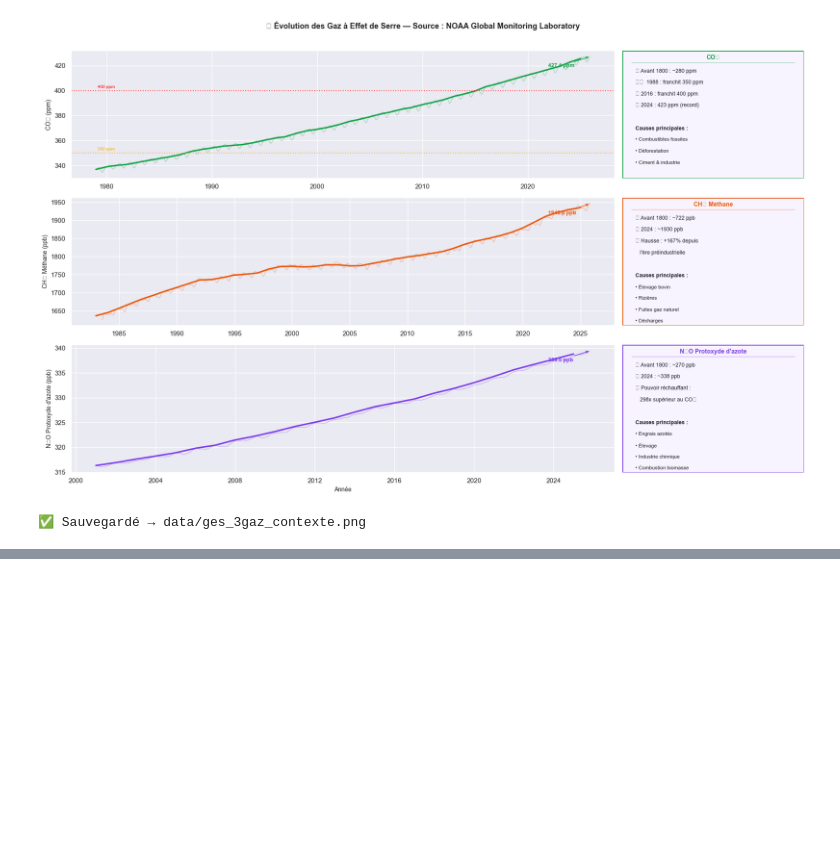
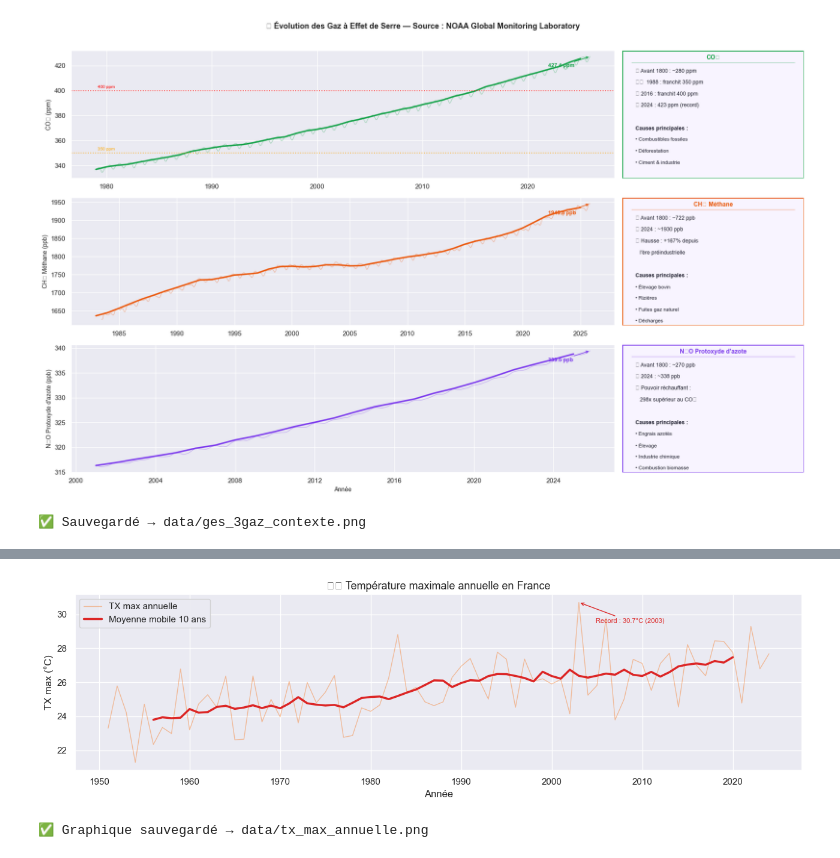
Before and after one commit to TeddyPrivat/hackathon_data_sdv, a Jupyter notebook: analyse.ipynb, the cells around one changed output, grey strips where cells are left out. Cells and saved outputs as stored; diff of their text form; code cells hidden in the pictures; blank space fills up the shorter version.

```diff
--- a/analyse.ipynb
+++ b/analyse.ipynb
@@ -443,0 +517,74 @@ print("✅ Sauvegardé → data/ges_3gaz_contexte.png")
+# %%
+# src/tx_max.py
+import pandas as pd
+import os
+from glob import glob
+import matplotlib.pyplot as plt
+import seaborn as sns
+
+# ── Chargement ──
+folder_path = "data/SH_TX_metropole"
+csv_files = glob(os.path.join(folder_path, "*.csv"))
+print(f"📂 {len(csv_files)} fichiers trouvés")
+
+all_data = []
+for file in csv_files:
+    df = pd.read_csv(file, sep=";", comment="#")
+    df.columns = df.columns.str.strip()
+    all_data.append(df[["YYYYMM", "VALEUR"]])
+
+df_all = pd.concat(all_data, ignore_index=True)
+
+# ── Nettoyage ──
+df_all["VALEUR"] = pd.to_numeric(df_all["VALEUR"], errors="coerce")
+df_all.loc[df_all["VALEUR"] < -999, "VALEUR"] = None
+df_all = df_all.dropna(subset=["VALEUR"])
+
+# ── Moyenne mensuelle toutes stations ──
+df_mois = df_all.groupby("YYYYMM", as_index=False)["VALEUR"].mean()
+df_mois["YYYY"] = df_mois["YYYYMM"].astype(str).str[:4].astype(int)
+df_mois = df_mois[(df_mois["YYYY"] >= 1900) & (df_mois["YYYY"] <= 2025)]
+
+# ── TX max annuelle ──
+df_annee = df_mois.groupby("YYYY", as_index=False)["VALEUR"].max()
+df_annee = df_annee.rename(columns={"VALEUR": "TX_MAX_ANNUELLE"})
+df_annee["MOY_10"] = df_annee["TX_MAX_ANNUELLE"].rolling(10, center=True).mean()
+
+# ── Export CSV ──
+df_mois.to_csv("data/tx_moyenne_par_mois.csv",  index=False, sep=";")
+df_annee.to_csv("data/tx_max_par_annee.csv", index=False, sep=";")
+print("✅ CSV générés dans data/")
+
+# ── Résumé ──
+idx_max = df_annee["TX_MAX_ANNUELLE"].idxmax()
+print(f"\n📊 Résumé :")
+print(f"   Période       : {df_annee['YYYY'].min()} → {df_annee['YYYY'].max()}")
+print(f"   Record absolu : {df_annee.loc[idx_max, 'TX_MAX_ANNUELLE']:.1f}°C en {df_annee.loc[idx_max, 'YYYY']}")
+print(f"   5 dernières années :\n{df_annee.tail(5)[['YYYY','TX_MAX_ANNUELLE']].to_string(index=False)}")
+
+# ── Visualisation ──
+sns.set_theme(style="darkgrid")
+fig, ax = plt.subplots(figsize=(13, 4))
+
+ax.plot(df_annee["YYYY"], df_annee["TX_MAX_ANNUELLE"],
+        color="#f97316", linewidth=1, alpha=0.4, label="TX max annuelle")
+ax.plot(df_annee["YYYY"], df_annee["MOY_10"],
+        color="#dc2626", linewidth=2.5, label="Moyenne mobile 10 ans")
+
+ax.annotate(
+    f"Record : {df_annee.loc[idx_max, 'TX_MAX_ANNUELLE']:.1f}°C ({df_annee.loc[idx_max, 'YYYY']})",
+    xy=(df_annee.loc[idx_max, "YYYY"], df_annee.loc[idx_max, "TX_MAX_ANNUELLE"]),
+    xytext=(20, -25), textcoords="offset points",
+    fontsize=8, color="#dc2626",
+    arrowprops=dict(arrowstyle="->", color="#dc2626")
+)
+
+ax.set_title("🌡️ Température maximale annuelle en France", fontsize=13)
+ax.set_xlabel("Année")
+ax.set_ylabel("TX max (°C)")
+ax.legend()
+plt.tight_layout()
+plt.savefig("data/tx_max_annuelle.png", dpi=150)
+plt.show()
+print("✅ Graphique sauvegardé → data/tx_max_annuelle.png")
+# %% [output]
@@ -443,0 +604,2 @@ print("✅ Sauvegardé → data/ges_3gaz_contexte.png")
+[figure, added]
+✅ Graphique sauvegardé → data/tx_max_annuelle.png
```
Also changed, not shown: parts of 3 cells of this notebook, 1 other file.
